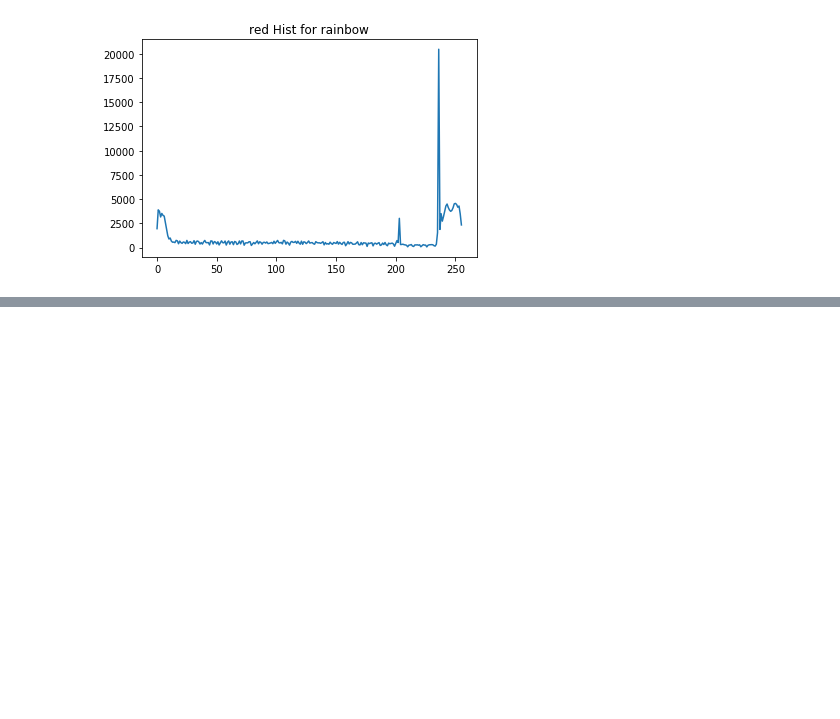
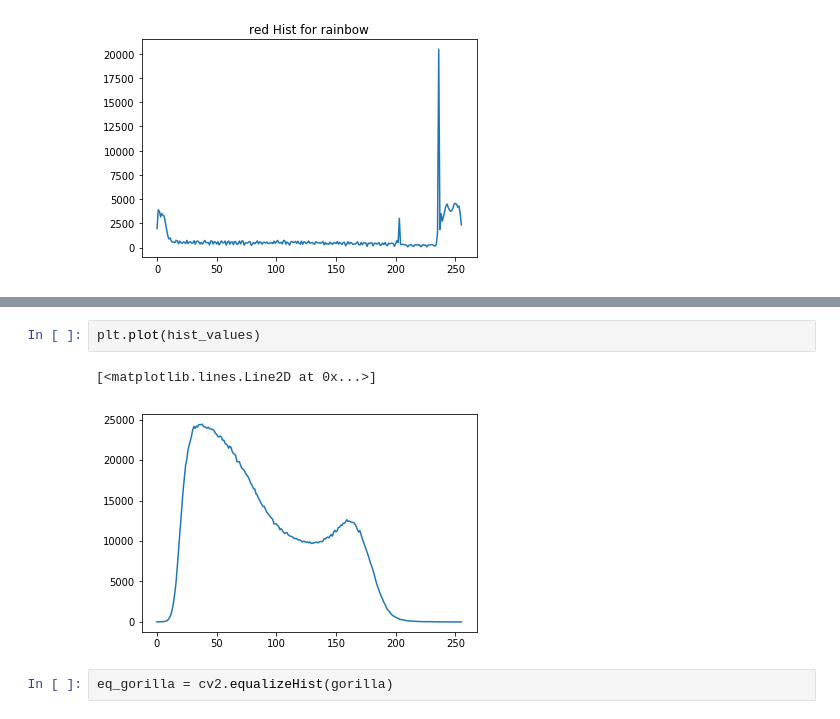
Before and after one commit to Pooryamn/OpenCv_learning, a Jupyter notebook: OpenCv/OpenCV_14.ipynb, the cells around one changed output, grey strips where cells are left out. Cells and saved outputs as stored; diff of their text form; blank space fills up the shorter version.

```diff
--- a/OpenCv/OpenCV_14.ipynb
+++ b/OpenCv/OpenCV_14.ipynb
@@ -74,0 +97,7 @@ Text(0.5, 1.0, 'red Hist for rainbow')
+# %%
+plt.plot(hist_values)
+# %% [output]
+[<matplotlib.lines.Line2D at 0x...>]
+[figure, added]
+# %%
+eq_gorilla = cv2.equalizeHist(gorilla)
```
Also changed, not shown: parts of 16 cells of this notebook.
